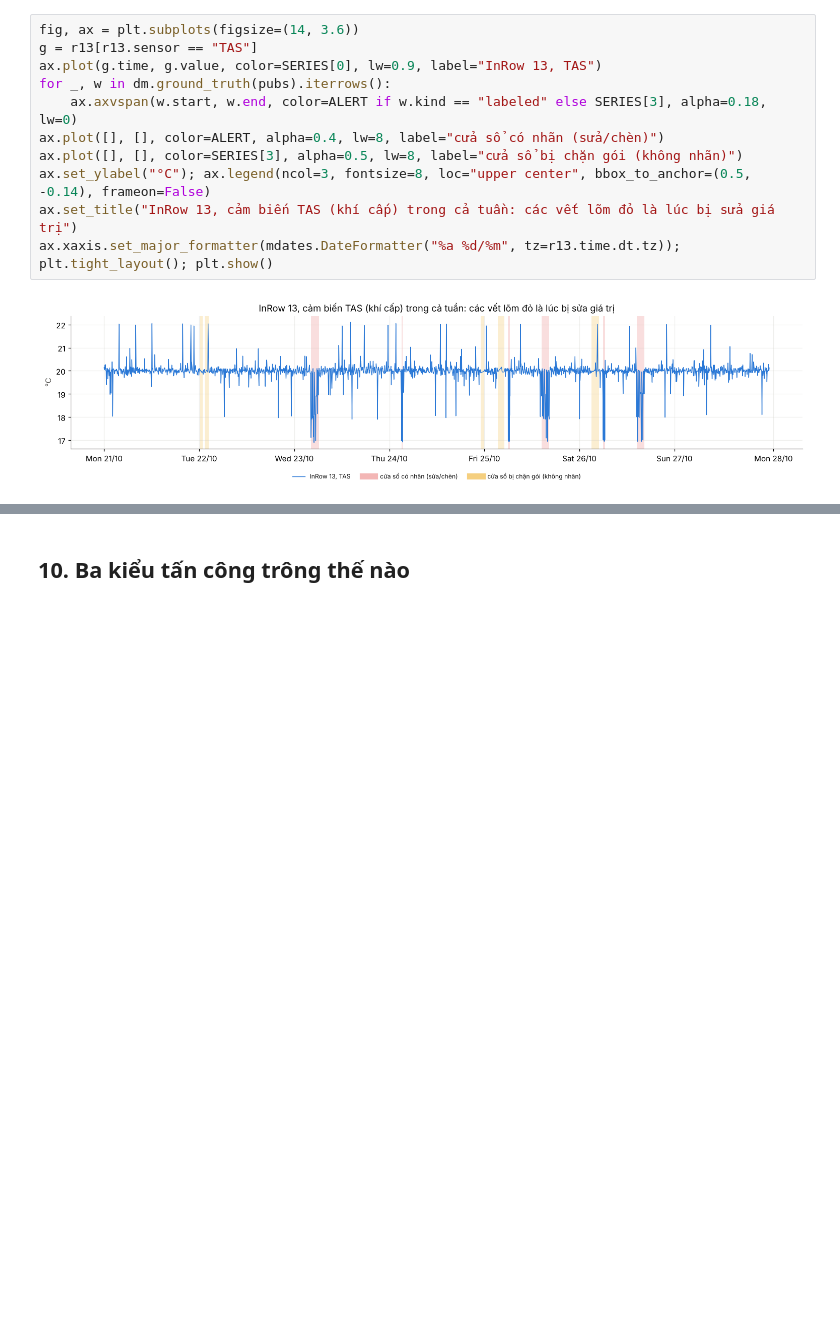
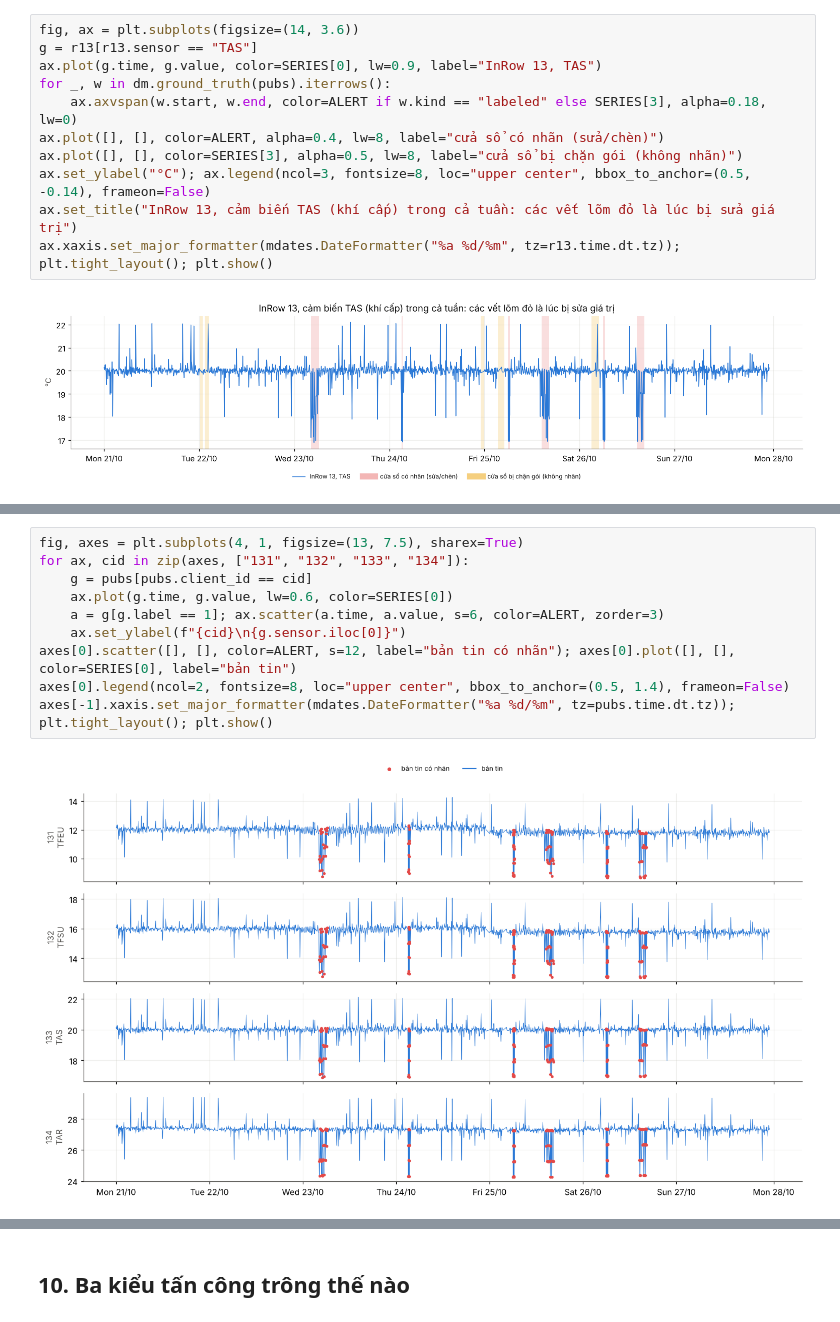
Before and after one commit to CoolSentinel/dad, a Jupyter notebook: monitoring/notebooks/00_hieu_dataset_DAD.ipynb, the cells around one changed output, grey strips where cells are left out. Cells and saved outputs as stored; diff of their text form; blank space fills up the shorter version.

```diff
--- a/monitoring/notebooks/00_hieu_dataset_DAD.ipynb
+++ b/monitoring/notebooks/00_hieu_dataset_DAD.ipynb
@@ -419,0 +610,12 @@ ax.xaxis.set_major_formatter(mdates.DateFormatter("%a %d/%m", tz=r13.time.dt.tz)
+# %%
+fig, axes = plt.subplots(4, 1, figsize=(13, 7.5), sharex=True)
+for ax, cid in zip(axes, ["131", "132", "133", "134"]):
+    g = pubs[pubs.client_id == cid]
+    ax.plot(g.time, g.value, lw=0.6, color=SERIES[0])
+    a = g[g.label == 1]; ax.scatter(a.time, a.value, s=6, color=ALERT, zorder=3)
+    ax.set_ylabel(f"{cid}\n{g.sensor.iloc[0]}")
+axes[0].scatter([], [], color=ALERT, s=12, label="bản tin có nhãn"); axes[0].plot([], [], color=SERIES[0], label="bản tin")
+axes[0].legend(ncol=2, fontsize=8, loc="upper center", bbox_to_anchor=(0.5, 1.4), frameon=False)
+axes[-1].xaxis.set_major_formatter(mdates.DateFormatter("%a %d/%m", tz=pubs.time.dt.tz)); plt.tight_layout(); plt.show()
+# %% [output]
+[figure, added]
```
Also changed, not shown: parts of 24 cells of this notebook, 10 other files.
